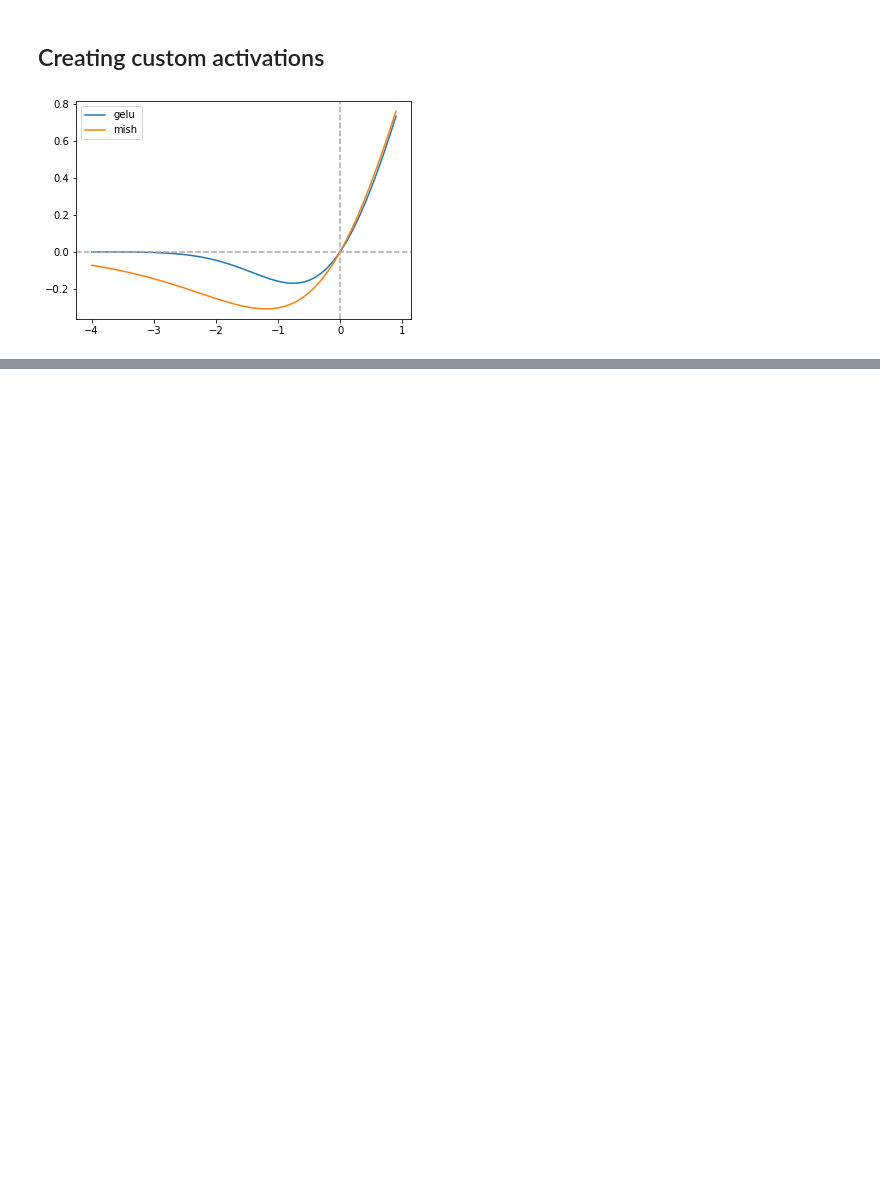
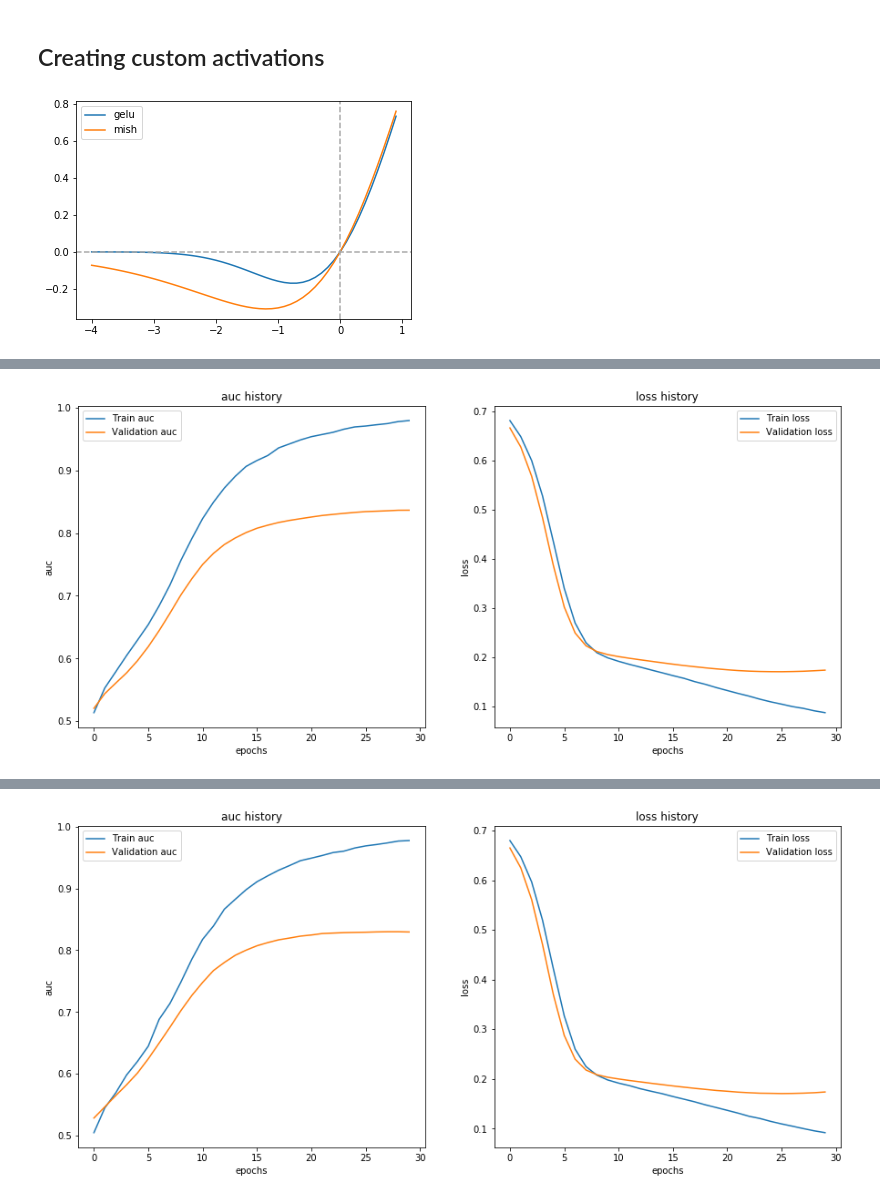
Before and after one commit to PacktPublishing/Machine-Learning-Using-TensorFlow-Cookbook, a Jupyter notebook: 7. Tabular data.ipynb, the cells around one changed output, grey strips where cells are left out. Saved outputs shown, nothing was run; the diff lists cells and outputs as text; code cells hidden in the pictures; blank space fills up the shorter version.

```diff
--- a/7. Tabular data.ipynb
+++ b/7. Tabular data.ipynb
@@ -26,0 +246,5 @@ X.head()
+# %%
+def derive_ohe_columns(df, pipeline):
+    return [str(col) + '_' + str(lvl) for col, lvls in zip(df.columns, pipeline.named_steps.onehot.categories_) for lvl in lvls]
+
+derive_ohe_columns(example, categorical_pipeline)
@@ -26,0 +518,4 @@ X.head()
+# %%
+tt = TabularTransformer(numeric=numeric_vars, dates=date_vars, ordinal=ordinal_vars, cat=cat_vars, highcat=highcat_vars)
+# %%
+input_list = tt.fit_transform(example)
@@ -58,0 +665,8 @@ plt.show()
+# %%
+# Loading data directly from CatBoost
+from catboost.datasets import amazon
+
+X, Xt = amazon()
+
+y = X["ACTION"].apply(lambda x: 1 if x == 1 else 0).values
+X.drop(["ACTION"], axis=1, inplace=True)
@@ -58,0 +742,61 @@ plt.show()
+# %%
+from sklearn.model_selection import StratifiedKFold
+
+SEED = 0
+FOLDS = 3
+BATCH_SIZE = 512
+
+skf = StratifiedKFold(n_splits=FOLDS,
+                      shuffle=True,
+                      random_state=SEED)
+
+roc_auc = list()
+average_precision = list()
+categorical_variables = X.columns.to_list()
+
+for fold, (train_idx, test_idx) in enumerate(skf.split(X, y)):
+
+    tt = TabularTransformer(highcat = categorical_variables)
+
+    tt.fit(X.iloc[train_idx])
+    categorical_levels = tt.vocabulary
+
+    model = dnn(categorical_variables,
+                categorical_levels,
+                feature_selection_dropout=0.1,
+                categorical_dropout=0.1,
+                first_dense=64,
+                second_dense=64,
+                dense_dropout=0.1,
+                activation_type=mish)
+
+    model = compile_model(model,
+                          keras.losses.binary_crossentropy,
+                          [auc, mAP],
+                          tf.keras.optimizers.Adam(learning_rate=0.0001))
+
+    train_batch = DataGenerator(X.iloc[train_idx],
+                                y[train_idx],
+                                tabular_transformer=tt,
+                                batch_size=BATCH_SIZE,
+                                shuffle=True)
+
+    val_X, val_y = tt.transform(X.iloc[test_idx]), y[test_idx]
+
+    history = model.fit(train_batch,
+                        validation_data=(val_X, val_y),
+                        epochs=30,
+                        class_weight=[1.0, (np.sum(y==0) / np.sum(y==1))],
+                        verbose=2)
+
+    print("\nFOLD %i" % fold)
+    plot_keras_history(history, measures=['auc', 'loss'])
+
+    preds = model.predict(val_X, verbose=0, batch_size=1024).flatten()
+
+    roc_auc.append(roc_auc_score(y_true=val_y, y_score=preds))
+    average_precision.append(average_precision_score(y_true=val_y, y_score=preds))
+
+print(f"mean cv roc auc {np.mean(roc_auc):0.3f}")
+print(f"mean cv average precision {np.mean(average_precision):0.3f}")
+# %% [output]
@@ -58,0 +820 @@ plt.show()
+[figure, added]
@@ -58,0 +838 @@ plt.show()
+[figure, added]
```
Also changed, not shown: parts of 44 cells of this notebook.
